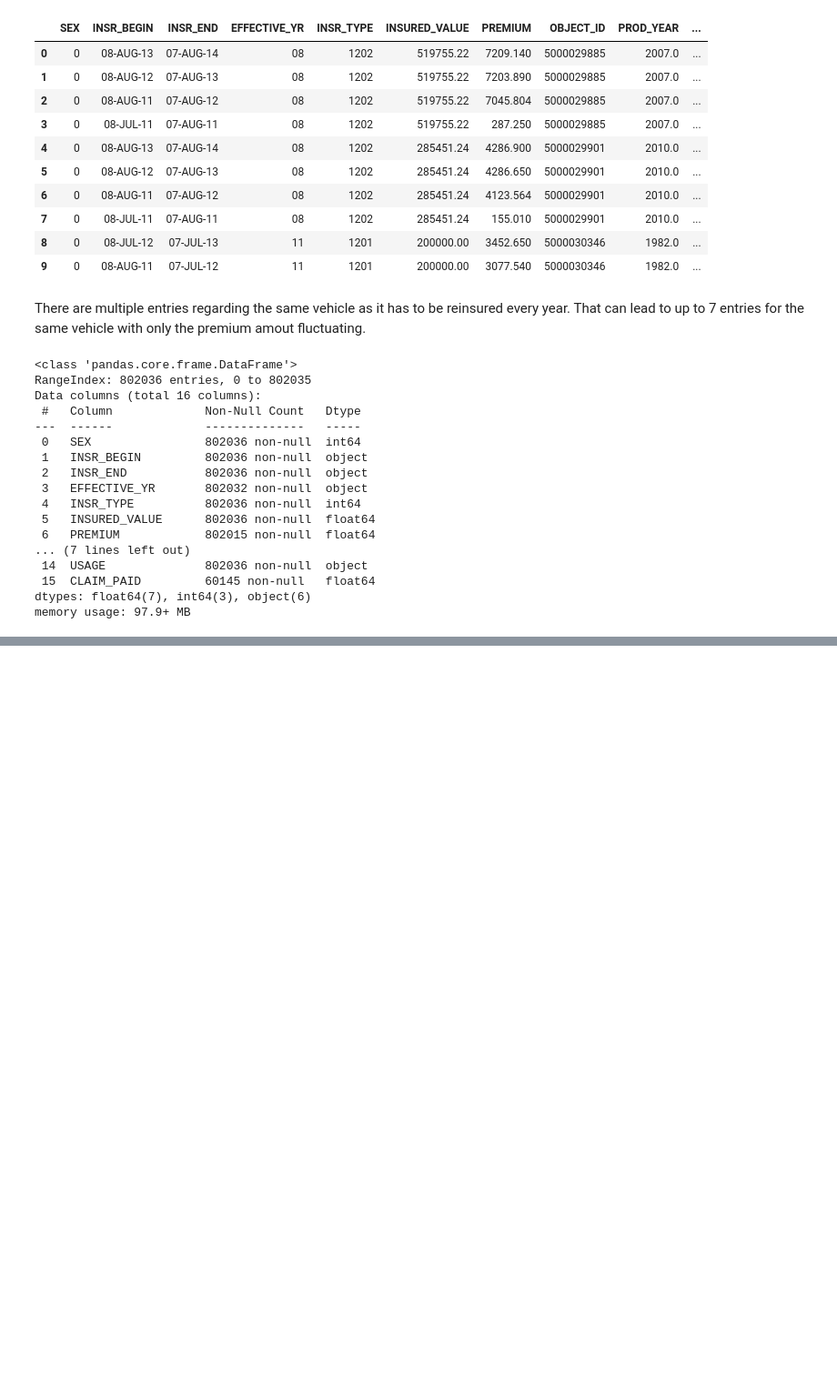
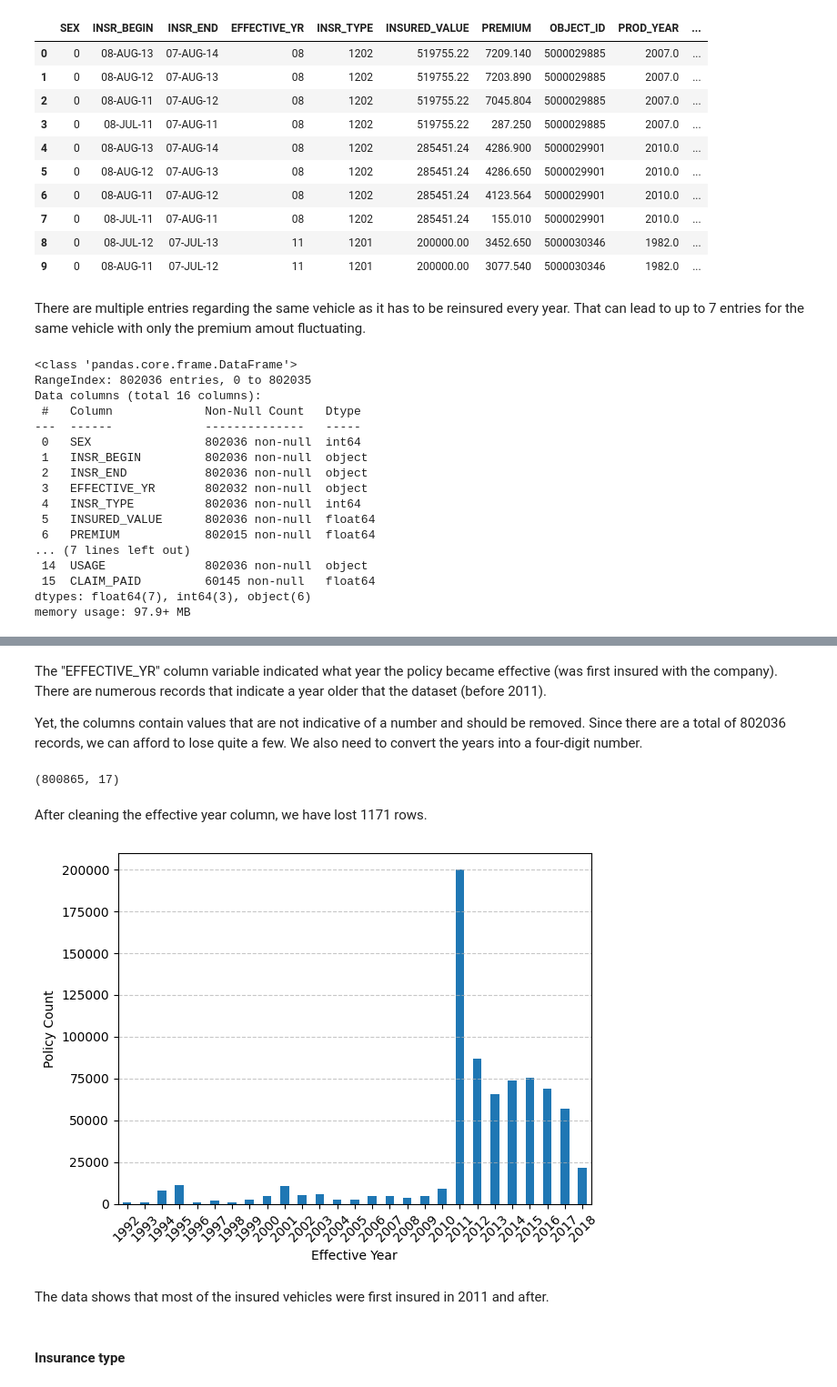
Before and after one commit to Mykolazaz/ethiopian-insurance-premiums, a Jupyter notebook: Basics.ipynb, the cells around one changed output, grey strips where cells are left out. Shown: that part at 91% size. Saved outputs shown, nothing was run; the diff lists cells and outputs as text; code cells hidden in the pictures; blank space fills up the shorter version.

```diff
--- a/Basics.ipynb
+++ b/Basics.ipynb
@@ -58,0 +128,42 @@ memory usage: 97.9+ MB
+# %% [markdown]
+The "EFFECTIVE_YR" column variable indicated what year the policy became effective (was first insured with the company). There are numerous records that indicate a year older that the dataset (before 2011).
+
+Yet, the columns contain values that are not indicative of a number and should be removed. Since there are a total of 802036 records, we can afford to lose quite a few. We also need to convert the years into a four-digit number.
+# %%
+insurance_data = insurance_data[insurance_data["EFFECTIVE_YR"].astype(str).str.match(r"^\d{2}$")]
+
+def convert_year(y):
+    y = int(y)
+    if y > 18:
+        return 1900 + y
+    else:
+        return 2000 + y
+
+insurance_data["EFFECTIVE_YR_FULL"] = insurance_data["EFFECTIVE_YR"].apply(convert_year)
+
+insurance_data.shape
+# %% [output]
+(800865, 17)
+# %% [markdown]
+After cleaning the effective year column, we have lost 1171 rows.
+# %%
+year_counts = insurance_data["EFFECTIVE_YR_FULL"].value_counts().sort_index()
+
+year_counts = year_counts[
+    (year_counts.index >= 1992) &
+    (year_counts.index <= 2018)
+]
+
+year_counts.plot(kind='bar')
+plt.xlabel("Effective Year")
+plt.ylabel("Policy Count")
+plt.xticks(rotation=45)
+plt.grid(axis='y', linestyle='--', alpha=0.7)
+plt.tight_layout()
+plt.show()
+# %% [output]
+[figure, added]
+# %% [markdown]
+The data shows that most of the insured vehicles were first insured in 2011 and after.
+# %% [markdown]
+#### Insurance type
```
Also changed, not shown: parts of 26 cells of this notebook.
